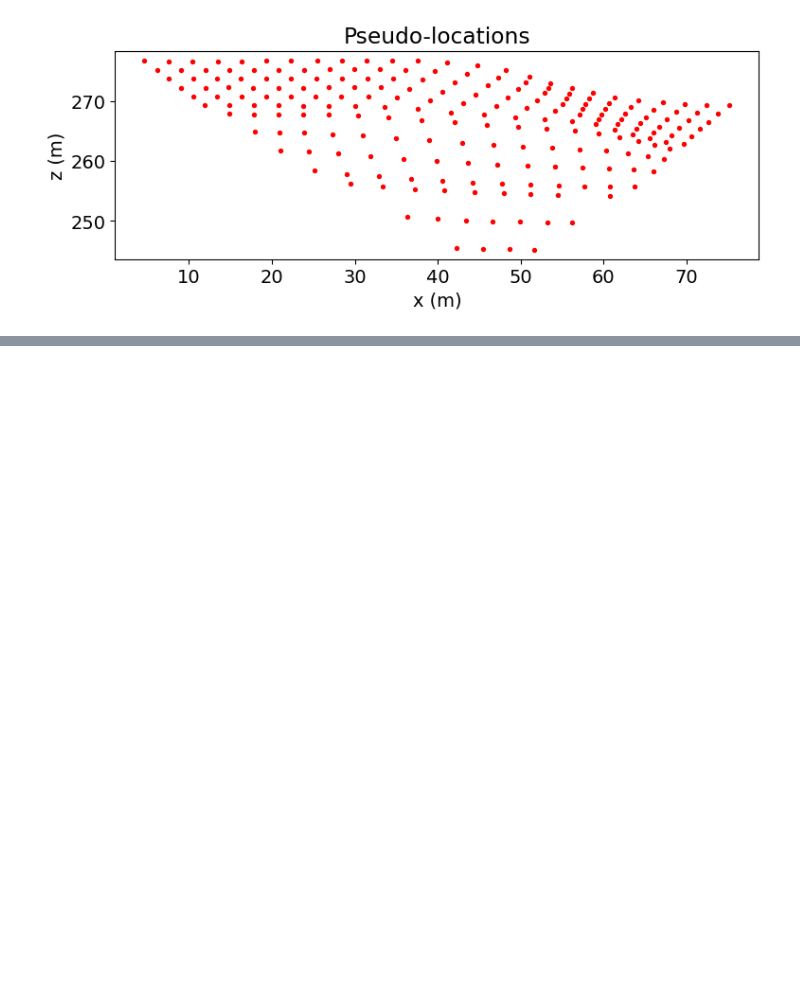
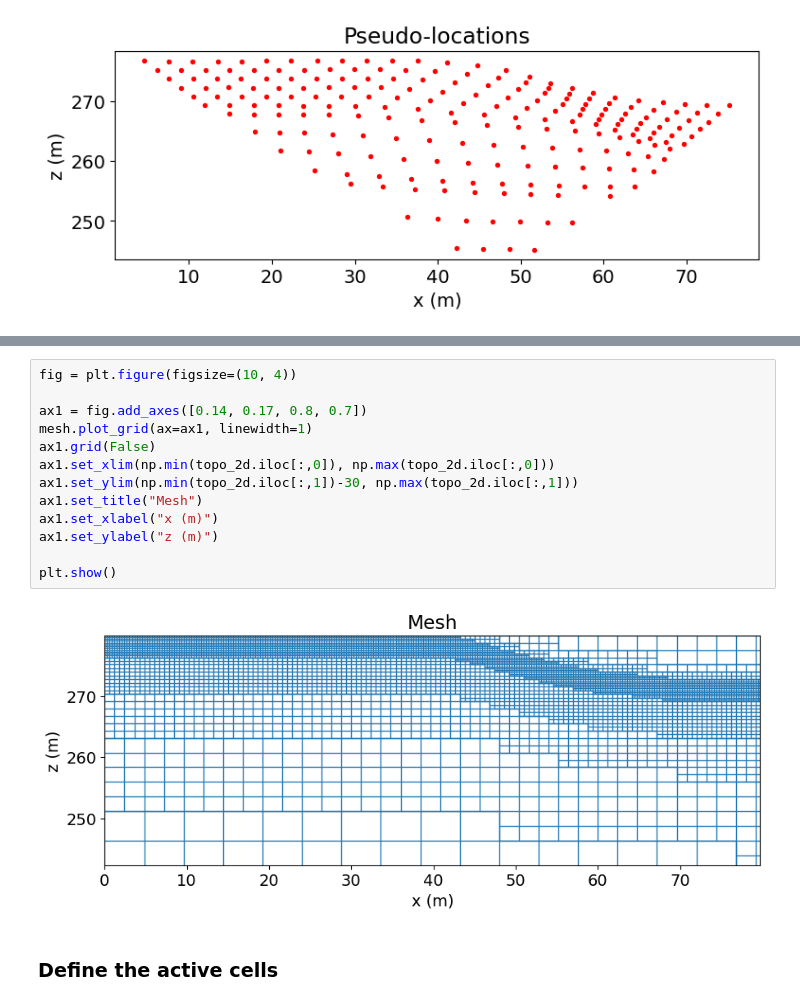
Before and after one commit to rbcmendoza/eosc-556b-project, a Jupyter notebook: phase1.ipynb, the cells around one changed output, grey strips where cells are left out. Drawn from its saved outputs; the diff is of its cells as text; blank space fills up the shorter version.

Commit message:
Modified phase 1 notebook by creating a model in a TreeMesh and forward modelling to create an apparent conductivity pseudosection.

```diff
--- a/phase1.ipynb
+++ b/phase1.ipynb
@@ -270,0 +326,17 @@ plt.show()
+# %%
+fig = plt.figure(figsize=(10, 4))
+
+ax1 = fig.add_axes([0.14, 0.17, 0.8, 0.7])
+mesh.plot_grid(ax=ax1, linewidth=1)
+ax1.grid(False)
+ax1.set_xlim(np.min(topo_2d.iloc[:,0]), np.max(topo_2d.iloc[:,0]))
+ax1.set_ylim(np.min(topo_2d.iloc[:,1])-30, np.max(topo_2d.iloc[:,1]))
+ax1.set_title("Mesh")
+ax1.set_xlabel("x (m)")
+ax1.set_ylabel("z (m)")
+
+plt.show()
+# %% [output]
+[figure, added]
+# %% [markdown]
+### Define the active cells
```
Also changed, not shown: parts of 22 cells of this notebook.
